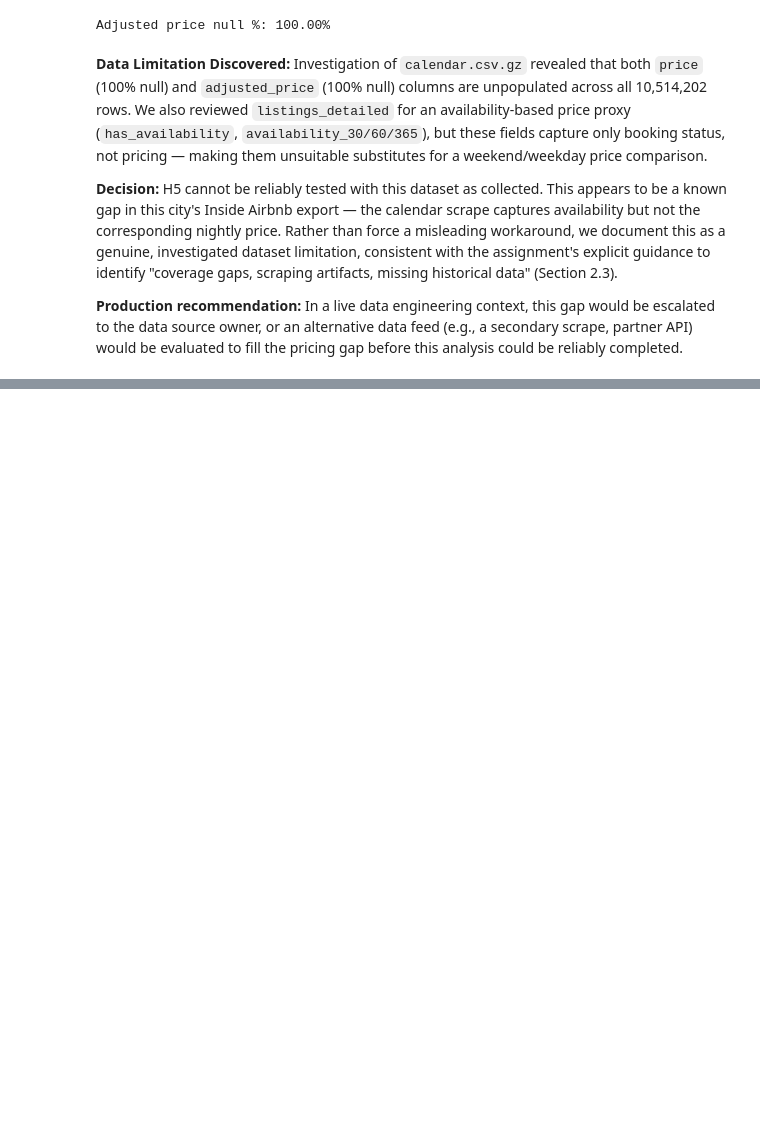
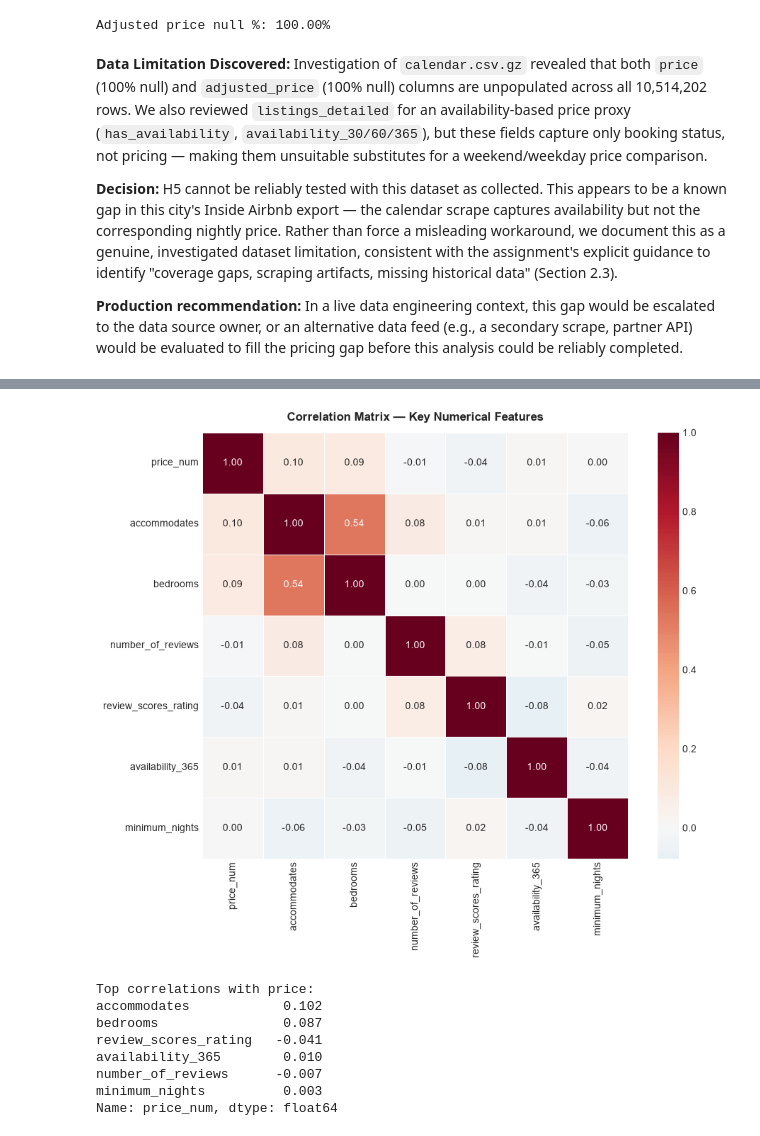
Before and after one commit to SathsaraniBS/airbnb-analysis, a Jupyter notebook: notebooks/01_data_exploration.ipynb, the cells around one changed output, grey strips where cells are left out. Drawn from its saved outputs; the diff is of its cells as text; code cells hidden in the pictures; blank space fills up the shorter version.

```diff
--- a/notebooks/01_data_exploration.ipynb
+++ b/notebooks/01_data_exploration.ipynb
@@ -567,0 +926,46 @@ this analysis could be reliably completed.
+# %%
+import matplotlib.pyplot as plt
+import seaborn as sns
+import numpy as np
+
+# Select numerical features
+num_cols = ['price_num', 'accommodates', 'bedrooms',
+            'number_of_reviews', 'review_scores_rating',
+            'availability_365', 'minimum_nights']
+
+corr_df = listings_detailed.copy()
+corr_df['price_num'] = pd.to_numeric(
+    corr_df['price'].astype(str).str.replace('[$,]','',regex=True),
+    errors='coerce'
+)
+
+# Keep only available columns
+num_cols = [c for c in num_cols if c in corr_df.columns]
+corr_matrix = corr_df[num_cols].corr()
+
+# Plot correlation heatmap
+plt.figure(figsize=(10, 8))
+sns.heatmap(corr_matrix,
+            annot=True, fmt='.2f',
+            cmap='RdBu_r', center=0,
+            square=True, linewidths=0.5)
+plt.title('Correlation Matrix — Key Numerical Features',
+          fontweight='bold', pad=12)
+plt.tight_layout()
+plt.show()
+
+# Top correlations with price
+price_corr = corr_matrix['price_num'].drop('price_num').sort_values(
+    key=abs, ascending=False)
+print("\nTop correlations with price:")
+print(price_corr.round(3))
+# %% [output]
+[figure, added]
+Top correlations with price:
+accommodates            0.102
+bedrooms                0.087
+review_scores_rating   -0.041
+availability_365        0.010
+number_of_reviews      -0.007
+minimum_nights          0.003
+Name: price_num, dtype: float64
```
Also changed, not shown: parts of 20 cells of this notebook.
